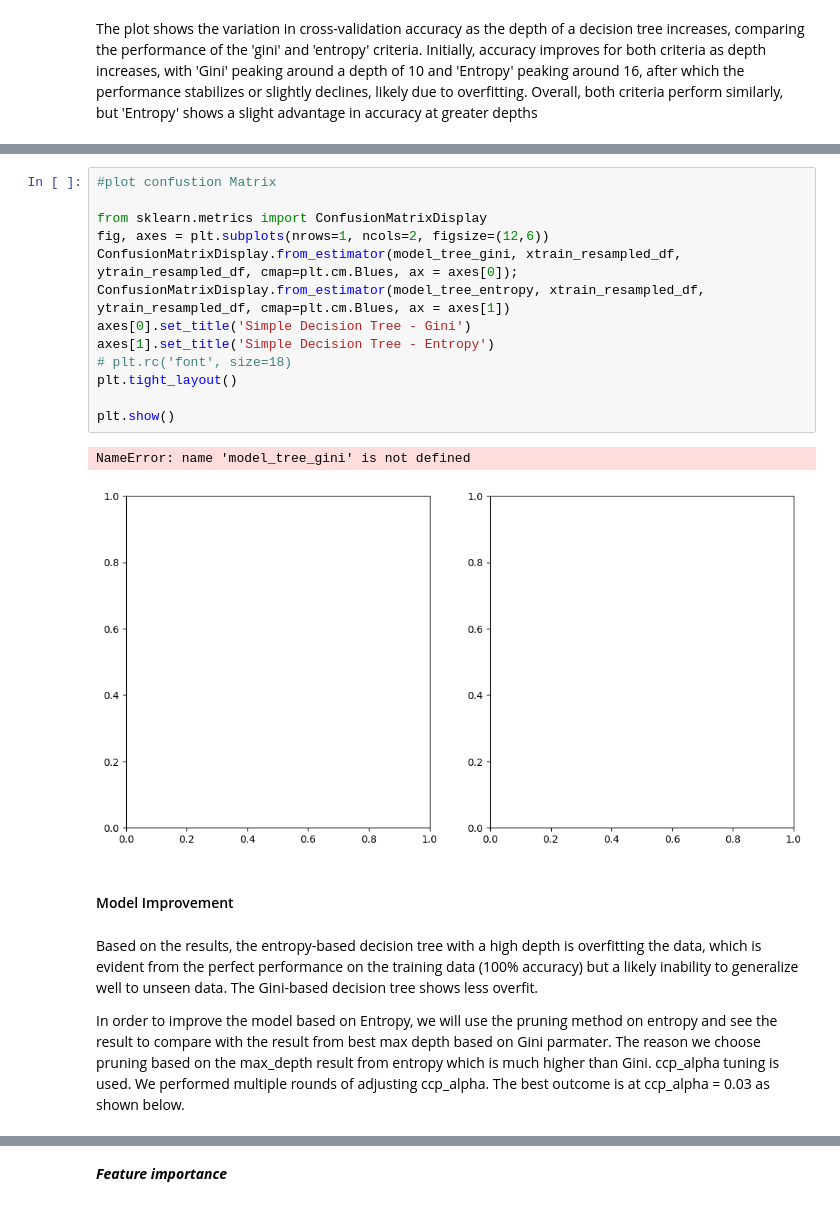
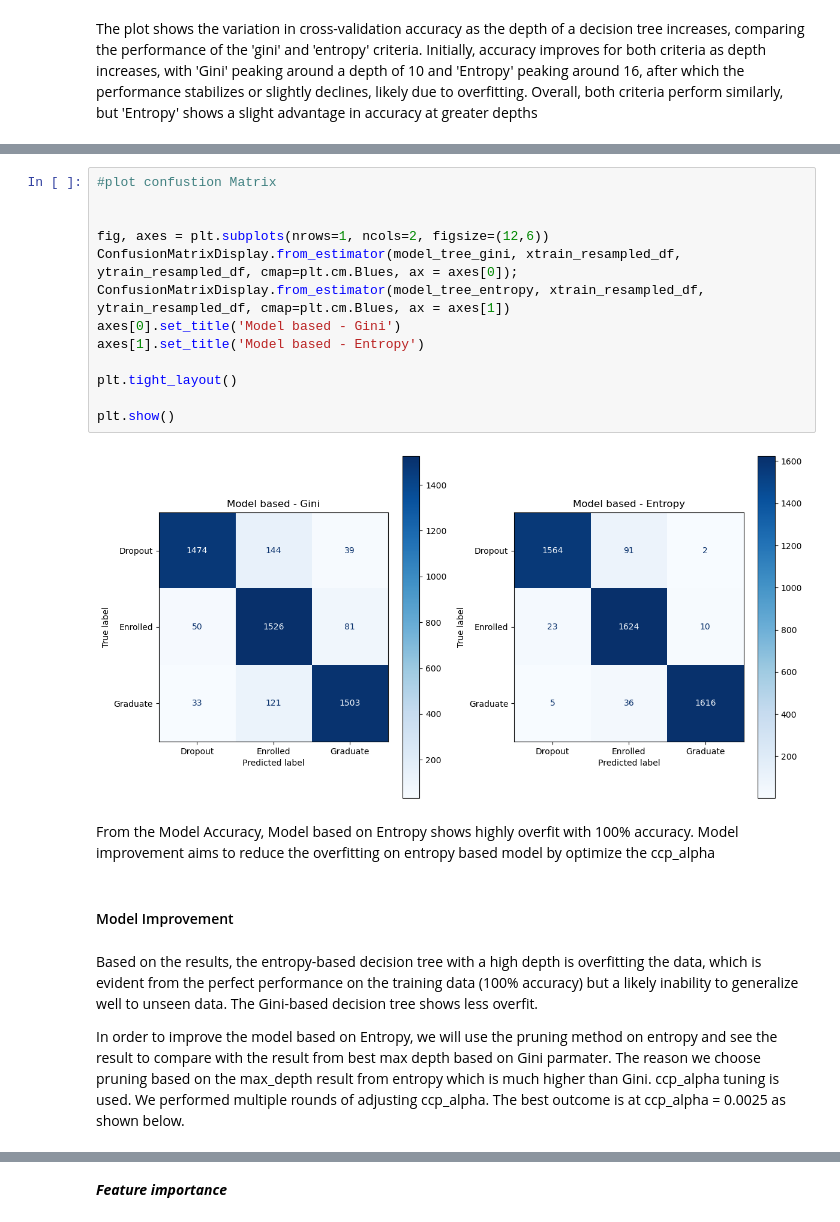
Before and after one commit to Siri-Gith1/CSCI109A_HW5, a Jupyter notebook: cs1090a_hw5.ipynb, the cells around one changed output, grey strips where cells are left out. Cells and saved outputs as stored; diff of their text form.

```diff
--- a/cs1090a_hw5.ipynb
+++ b/cs1090a_hw5.ipynb
@@ -1182,22 +1180,23 @@ Simple Decision Trees: Accuracy, Training Set    : 88.43%
 # %%
 #plot confustion Matrix
 
-from sklearn.metrics import ConfusionMatrixDisplay
+
 fig, axes = plt.subplots(nrows=1, ncols=2, figsize=(12,6))
 ConfusionMatrixDisplay.from_estimator(model_tree_gini, xtrain_resampled_df, ytrain_resampled_df, cmap=plt.cm.Blues, ax = axes[0]);
 ConfusionMatrixDisplay.from_estimator(model_tree_entropy, xtrain_resampled_df, ytrain_resampled_df, cmap=plt.cm.Blues, ax = axes[1])
-axes[0].set_title('Simple Decision Tree - Gini')
-axes[1].set_title('Simple Decision Tree - Entropy')
-# plt.rc('font', size=18)
+axes[0].set_title('Model based - Gini')
+axes[1].set_title('Model based - Entropy')
+
 plt.tight_layout()
 
 plt.show()
 # %% [output]
-NameError: name 'model_tree_gini' is not defined
-[figure, old version]
+[figure, new version]
-# %% [markdown]
-#### Model Improvement
+# %% [markdown]
+From the Model Accuracy, Model based on Entropy shows highly overfit with 100% accuracy.  Model improvement aims to reduce the overfitting on entropy based model by optimize the ccp_alpha
+# %% [markdown]
+#### Model Improvement
 # %% [markdown]
 Based on the results, the entropy-based decision tree with a high depth is overfitting the data, which is evident from the perfect performance on the training data (100% accuracy) but a likely inability to generalize well to unseen data. The Gini-based decision tree shows less overfit.
 
-In order to improve the model based on Entropy, we will use the pruning method on entropy and see the result to compare with the result from best max depth based on Gini parmater. The reason we choose pruning based on the max_depth result from entropy which is much higher than Gini. ccp_alpha tuning is used.  We performed multiple rounds of adjusting ccp_alpha. The best outcome is at ccp_alpha = 0.03  as shown below.
+In order to improve the model based on Entropy, we will use the pruning method on entropy and see the result to compare with the result from best max depth based on Gini parmater. The reason we choose pruning based on the max_depth result from entropy which is much higher than Gini. ccp_alpha tuning is used.  We performed multiple rounds of adjusting ccp_alpha. The best outcome is at ccp_alpha = 0.0025  as shown below.
```
Also changed, not shown: parts of 95 cells of this notebook.
